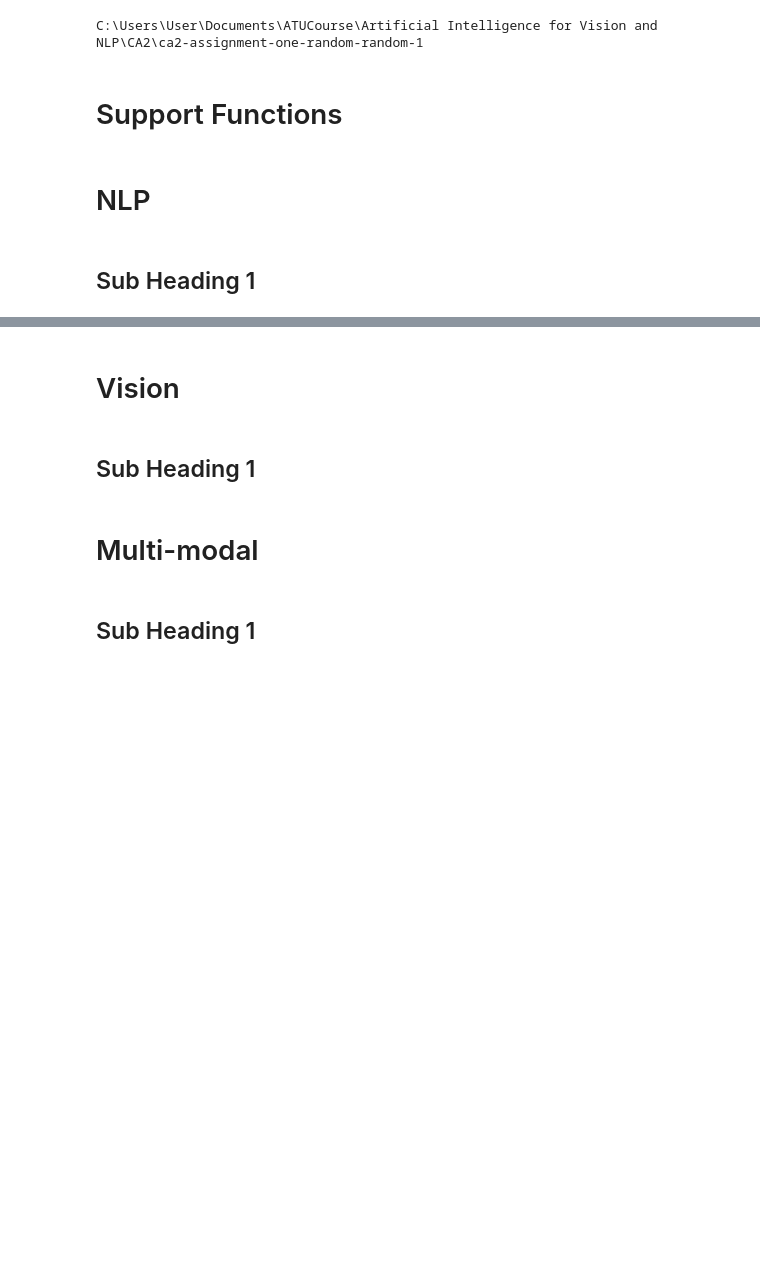
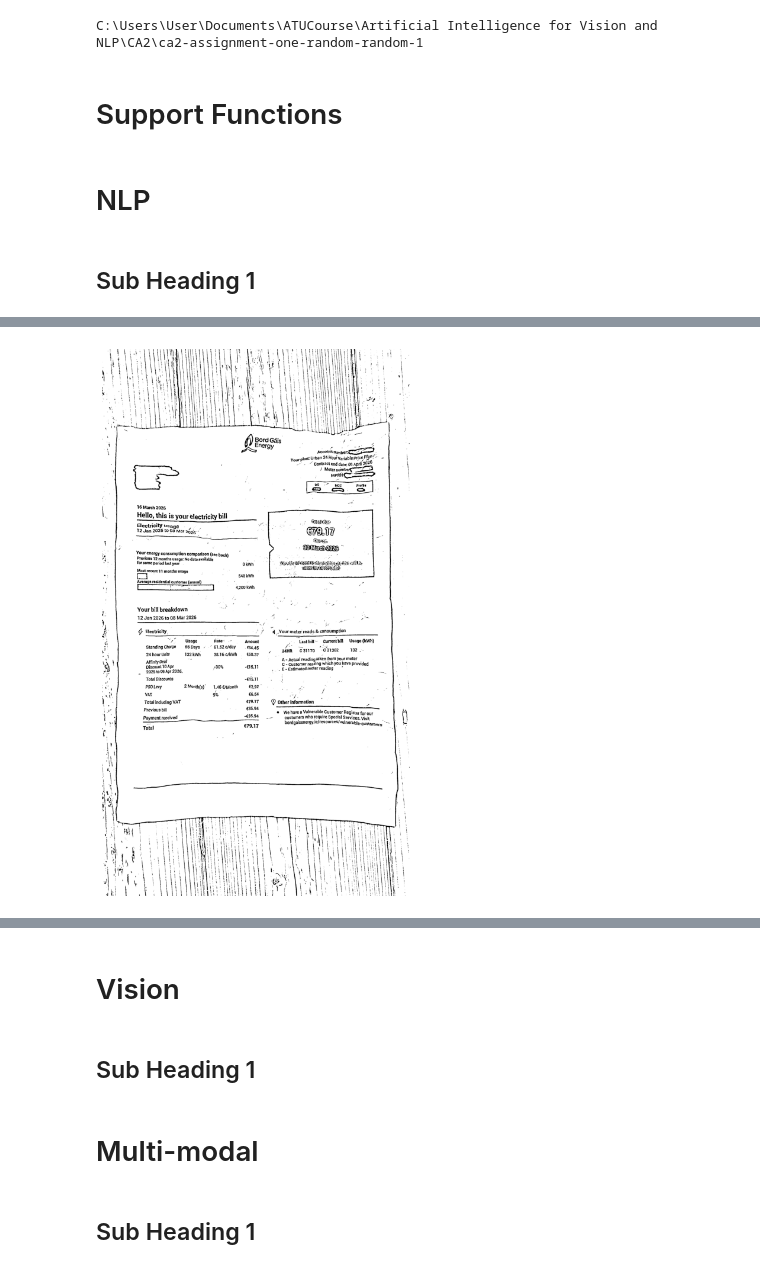
Before and after one commit to ATU-BDAAI/ca2-assignment-one-random-random-1, a Jupyter notebook: CA2_Template.ipynb, the cells around one changed output, grey strips where cells are left out. Drawn from its saved outputs; the diff is of its cells as text; code cells hidden in the pictures; blank space fills up the shorter version.

```diff
--- a/CA2_Template.ipynb
+++ b/CA2_Template.ipynb
@@ -87,6 +87,8 @@ pytesseract.pytesseract.tesseract_cmd = r"C:\Program Files\Tesseract-OCR\tessera
 [nltk_data] Downloading package punkt_tab to
 [nltk_data]     C:\Users\User\AppData\Roaming\nltk_data...
 [nltk_data]   Package punkt_tab is already up-to-date!
+# %%
+nlp = spacy.load("en_core_web_sm")
 # %%
 current_path = os.getcwd()
 print(current_path)
@@ -130,0 +146,88 @@ C:\Users\User\Documents\ATUCourse\Artificial Intelligence for Vision and NLP\CA2
+# %%
+## code
+
+# Setting global params for matplotlib
+plt.rcParams['figure.figsize'] = (20, 20)
+
+## Load up the image (eventually do it in some form of loop)
+utility_bill_image_location = current_path + "\\data\\originals\\photographed\\utility_bill\\utility_bill_page_1.jpg"
+print(utility_bill_image_location)
+utility_bill_1_img = cv2.imread(utility_bill_image_location)
+rotated_utility_bill_1_img = cv2.rotate(utility_bill_1_img,cv2.ROTATE_90_COUNTERCLOCKWISE)
+# plt.imshow(rotated_utility_bill_1_img)
+# plt.show()
+utility_bill_1_img_rgb = cv2.cvtColor(rotated_utility_bill_1_img, cv2.COLOR_BGR2RGB)
+
+# improve the image to get better text to display
+gray_utility_bill_1 = cv2.cvtColor(rotated_utility_bill_1_img, cv2.COLOR_BGR2GRAY)
+
+threshold_applied_utility_bill_1 = cv2.adaptiveThreshold(
+    gray_utility_bill_1,
+    255,
+    cv2.ADAPTIVE_THRESH_GAUSSIAN_C,
+    cv2.THRESH_BINARY,
+    31,
+    11
+)
+
+plt.figure(figsize=(10, 12))
+plt.imshow(threshold_applied_utility_bill_1, cmap="gray")
+plt.axis("off")
+plt.show()
+
+initial_img_print_with_char_boxes(cv2.cvtColor(threshold_applied_utility_bill_1, cv2.COLOR_GRAY2BGR))
+utility_bill_text = initial_img_text(threshold_applied_utility_bill_1, "--oem 3 --psm 11")
+
+##TODO Need to improve the finding of text above ^^^^
+## Look into maybe cropping different sections of the page that are not being recognised like th bill amount €79
+
+
+## PDF comparison to see what is available in a cleaner version of the same file and compare the two
+## Try out the .extract_text() function instead of the swap to image and then extracting
+# newfilename = "pdfConvertedUtilityBill1"
+# utility_bill_pdf_location = current_path + "\\data\\originals\\scanned\\utility_bill\\utilitybill.pdf"
+# convert_pdf_to_jpg(utility_bill_pdf_location, newfilename)
+# new_converted_file_location = f"{current_path}\\{newfilename}.jpg"
+# converted_utility_bill = cv2.imread(new_converted_file_location)
+# utility_bill_1_img_rgb = cv2.cvtColor(converted_utility_bill, cv2.COLOR_BGR2RGB)
+
+# initial_img_print_with_char_boxes(utility_bill_1_img_rgb)
+# initial_img_text(utility_bill_1_img_rgb, tesseract_custom_config)
+
+## Extract the text from the image (first 1 then a loop for all) and store it in an array or dictionary.
+
+## Review the text manually against the image, draw the boxes, play with param values to find the sweet spot for the image
+
+## Tokenise the text, perform stemming and lemmatisation
+nlp_utility_bill = nlp(utility_bill_text)
+# for token in nlp_utility_bill:
+#     print (token.text, token.pos_, end = " | ")
+col1 = "Named Entity"
+col2 = "Label"
+col3 = "Noun Chunk"
+
+sentance_noun_chunks = list(nlp_utility_bill.noun_chunks)
+
+# Header
+print(f"{col1:30} {col2:12} {col3:35}")
+print("-" * 80)
+for entity in nlp_utility_bill.ents:
+    chunk_for_entity = None
+    for chunk in sentance_noun_chunks:
+        # Check if the entity is in the noun chunk
+        if entity.start >= chunk.start and entity.end <= chunk.end:
+            chunk_for_entity = chunk.text
+            # breaking as will only be one instance
+            break
+
+    chunk_text = chunk_for_entity if chunk_for_entity is not None else ""
+    print(f"{entity.text:30} {entity.label_:12} {chunk_text:35}")
+
+## Figure out the meaningful parts using TF-IDF or Bag of Words and NER. (Sentiment analysis could be good for book or acedemic paper)
+
+## Categorise the sections. For the instructions and acedemic paper could try figure out the link between steps aswell as links to images
+
+## Potentially remove the stop words, but be aware this could impact the Parts of Speech work later
+
+## Consider grouping into Topics but not sure on this one and if it should live in this section or be included at all.
+# %% [output]
@@ -130,0 +235 @@ C:\Users\User\Documents\ATUCourse\Artificial Intelligence for Vision and NLP\CA2
+[figure, added]
```
Also changed, not shown: parts of 6 cells of this notebook, 2 other files.
